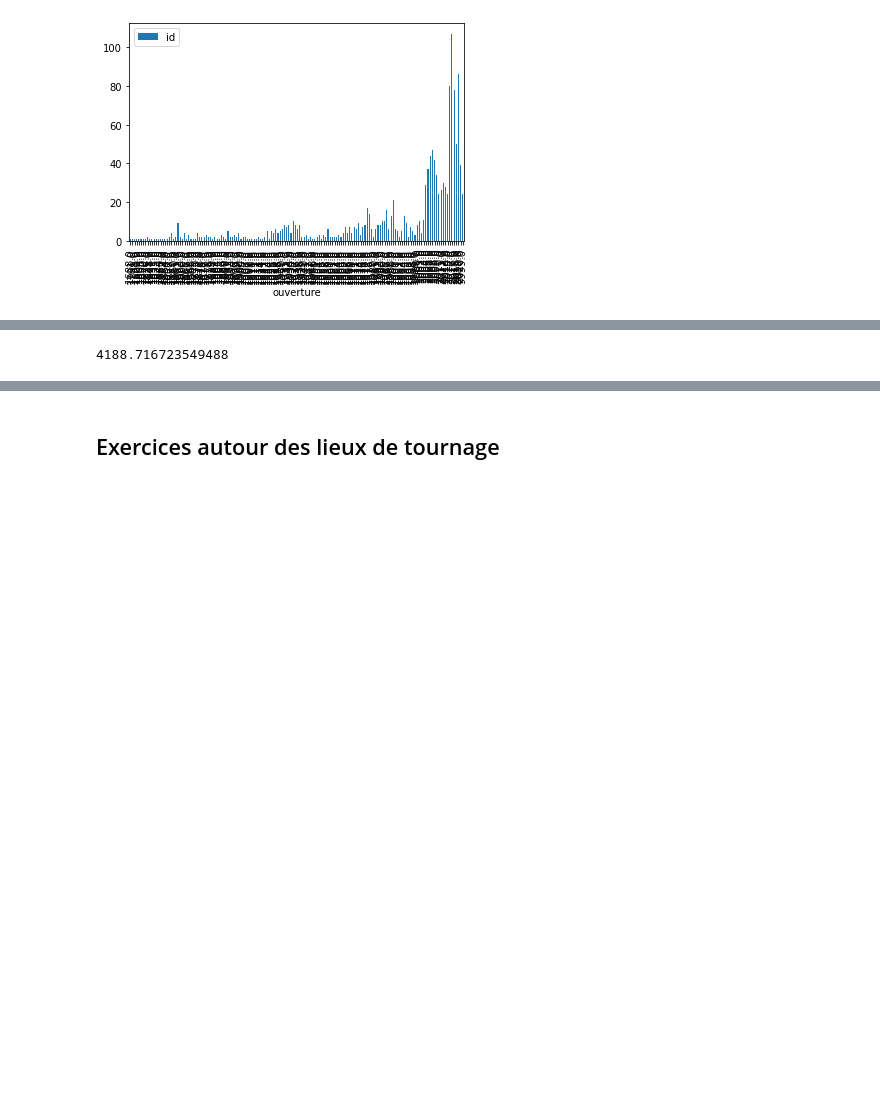
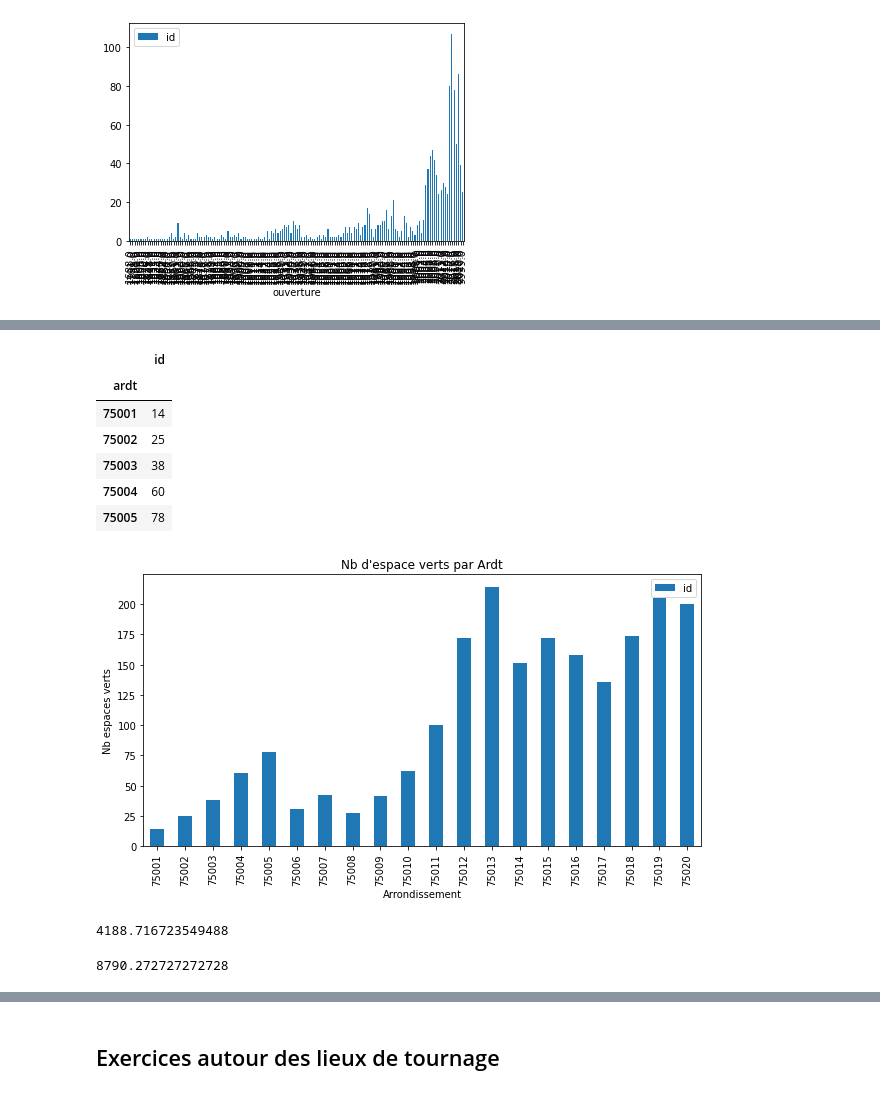
Before and after one commit to mastersigat/GeoPandas, a Jupyter notebook: Séance_1_(intro_Pandas).ipynb, the cells around one changed output, grey strips where cells are left out. Drawn from its saved outputs; the diff is of its cells as text; code cells hidden in the pictures; blank space fills up the shorter version.

```diff
--- a/Séance_1_(intro_Pandas).ipynb
+++ b/Séance_1_(intro_Pandas).ipynb
@@ -216,3 +185,23 @@ EspacevertARDT.head()
+# %%
+#Ne garder que les arrondissement de Paris
+
+EspacevertsParis = EspacesvertsOk[(EspacesvertsOk["ardt"] <76000)]
+
+EspacevertsParisardt = EspacevertsParis[["ardt", "id"]].groupby("ardt").count()
+EspacevertsParisardt.plot(figsize =(10,5), kind="bar")
+plt.title("Nb d'espace verts par Ardt")
+plt.xlabel("Arrondissement")
+plt.ylabel("Nb espaces verts")
+EspacevertsParisardt.head()
+# %% [output]
+|  | id |
+| ardt |  |
+| 75001 | 14 |
+| 75002 | 25 |
+| 75003 | 38 |
+| 75004 | 60 |
+| 75005 | 78 |
+[figure, added]
 # %%
 # Calculer la surface moyenne des squares
 
@@ -220,3 +209,10 @@ Squares = EspacesvertsOk[(EspacesvertsOk["categorie"] == 'Square')]
 Squares["surface"].mean()
 # %% [output]
 4188.716723549488
+# %%
+# Calculer la surface moyenne des jardins
+
+Jardins = EspacesvertsOk[(EspacesvertsOk["categorie"] == 'Jardin')]
+Jardins["surface"].mean()
+# %% [output]
+8790.272727272728
```
Also changed, not shown: parts of 21 cells of this notebook.
